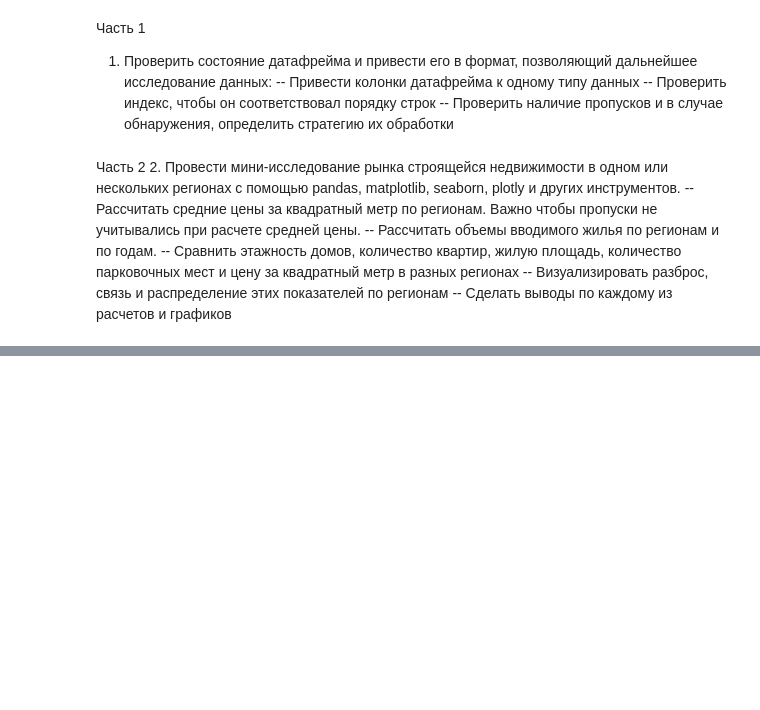
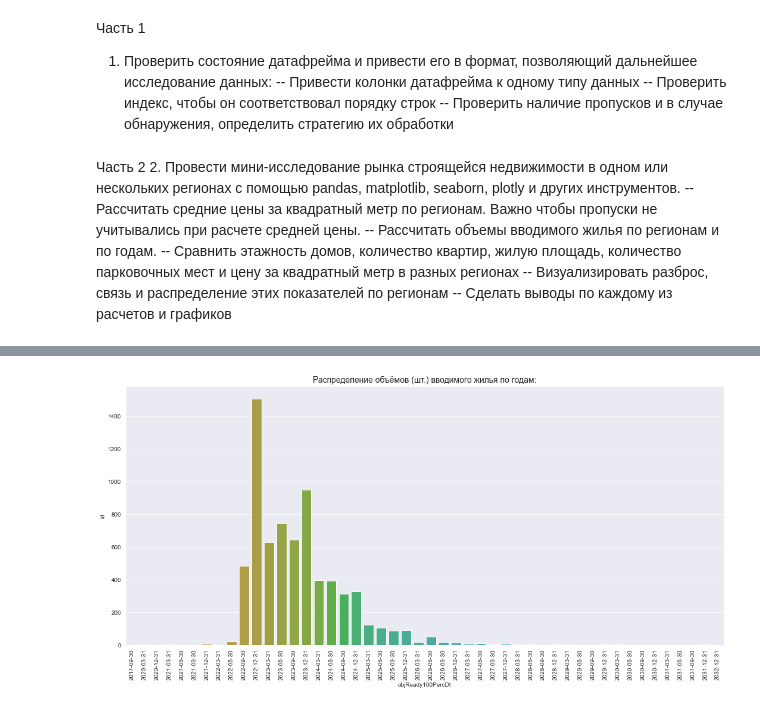
Before and after one commit to MaksDerkach/SberUniver-DS, a Jupyter notebook: Python_lessons/Hometasks/Task2_dmrf_visual.ipynb, the cells around one changed output, grey strips where cells are left out. Drawn from its saved outputs; the diff is of its cells as text; code cells hidden in the pictures; blank space fills up the shorter version.

```diff
--- a/Python_lessons/Hometasks/Task2_dmrf_visual.ipynb
+++ b/Python_lessons/Hometasks/Task2_dmrf_visual.ipynb
@@ -16,0 +121,13 @@
+# %%
+# Распределение объёмов (шт.) вводимого жилья по годам
+houses_df.objReady100PercDt = pd.to_datetime(houses_df.objReady100PercDt).apply(lambda x: x.date())
+
+plt.figure(figsize=(18, 8))
+sns.barplot(data=houses_df.query('objSquareLiving > 0 and objPriceAvg > 0').sort_values('objReady100PercDt'),
+            x='objReady100PercDt',
+            y='id',
+            estimator=len)
+plt.xticks(rotation='vertical')
+plt.title('Распределение объёмов (шт.) вводимого жилья по годам:', size=14);
+# %% [output]
+[figure, added]
```
Also changed, not shown: parts of 29 cells of this notebook.
